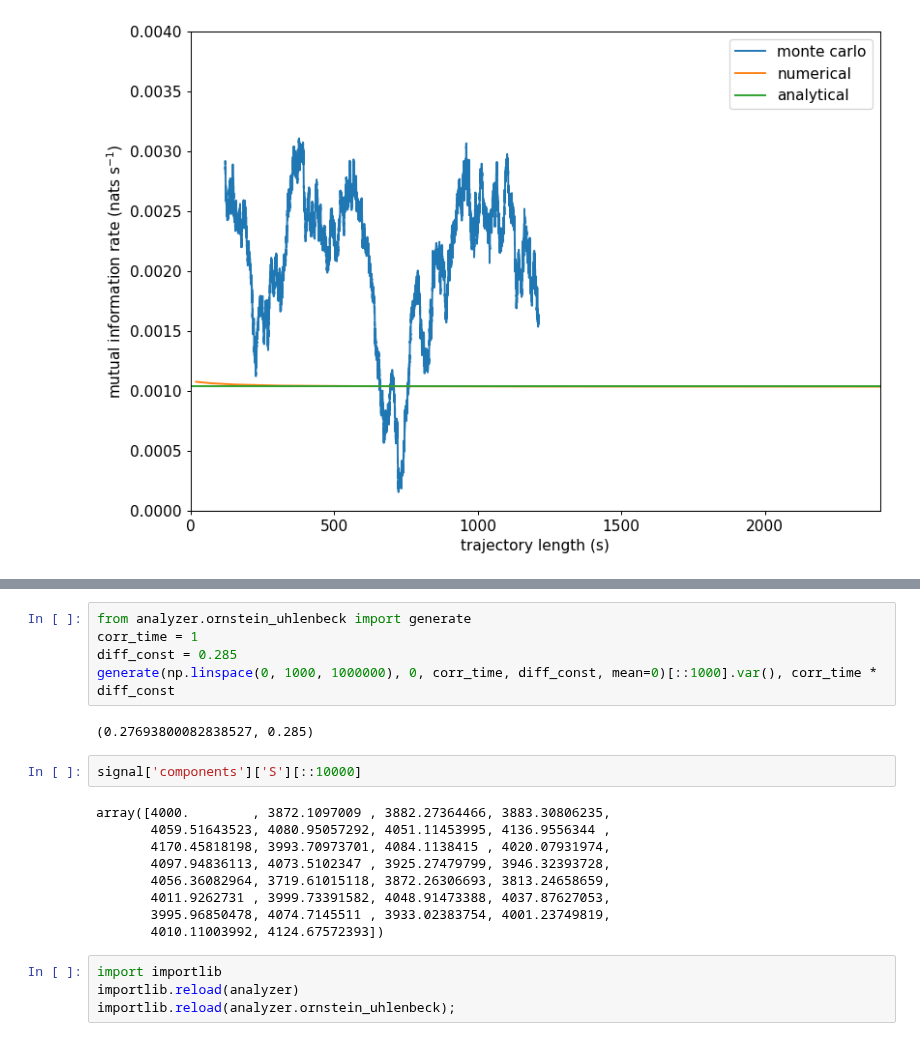
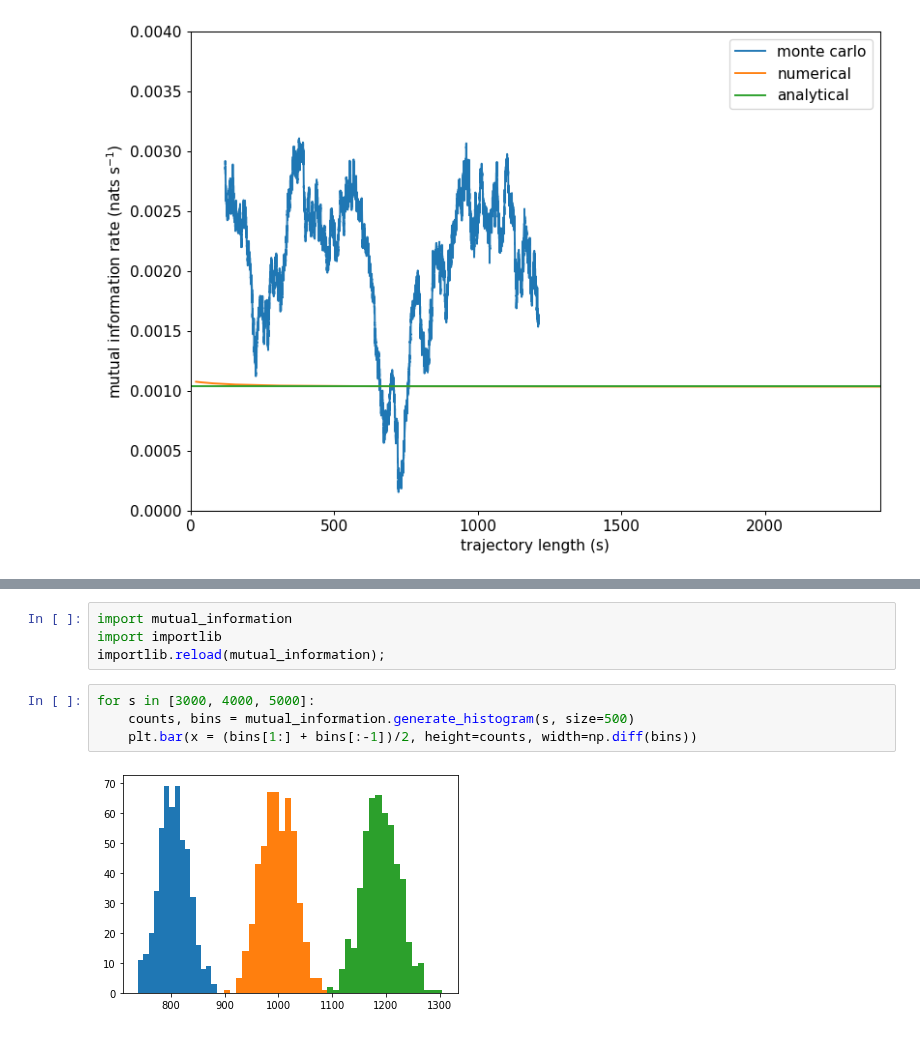
Before and after one commit to manuel-rhdt/master-thesis, a Jupyter notebook: analyzer/mutual_information.ipynb, the cells around one changed output, grey strips where cells are left out. Drawn from its saved outputs; the diff is of its cells as text.

Commit message:
implement histogram generation

```diff
--- a/analyzer/mutual_information.ipynb
+++ b/analyzer/mutual_information.ipynb
@@ -218,22 +141,10 @@ np.array(variance).std()
-# %%
-from analyzer.ornstein_uhlenbeck import generate
-corr_time = 1
-diff_const = 0.285
-generate(np.linspace(0, 1000, 1000000), 0, corr_time, diff_const, mean=0)[::1000].var(), corr_time * diff_const
-# %% [output]
-(0.27693800082838527, 0.285)
-# %%
-signal['components']['S'][::10000]
-# %% [output]
-array([4000.        , 3872.1097009 , 3882.27364466, 3883.30806235,
-       4059.51643523, 4080.95057292, 4051.11453995, 4136.9556344 ,
-       4170.45818198, 3993.70973701, 4084.1138415 , 4020.07931974,
-       4097.94836113, 4073.5102347 , 3925.27479799, 3946.32393728,
-       4056.36082964, 3719.61015118, 3872.26306693, 3813.24658659,
-       4011.9262731 , 3999.73391582, 4048.91473388, 4037.87627053,
-       3995.96850478, 4074.7145511 , 3933.02383754, 4001.23749819,
-       4010.11003992, 4124.67572393])
 # %%
+import mutual_information
 import importlib
-importlib.reload(analyzer)
-importlib.reload(analyzer.ornstein_uhlenbeck);
+importlib.reload(mutual_information);
+# %%
+for s in [3000, 4000, 5000]:
+    counts, bins = mutual_information.generate_histogram(s, size=500)
+    plt.bar(x = (bins[1:] + bins[:-1])/2, height=counts, width=np.diff(bins))
+# %% [output]
+[figure, added]
```
Also changed, not shown: parts of 13 cells of this notebook, 2 other files.
